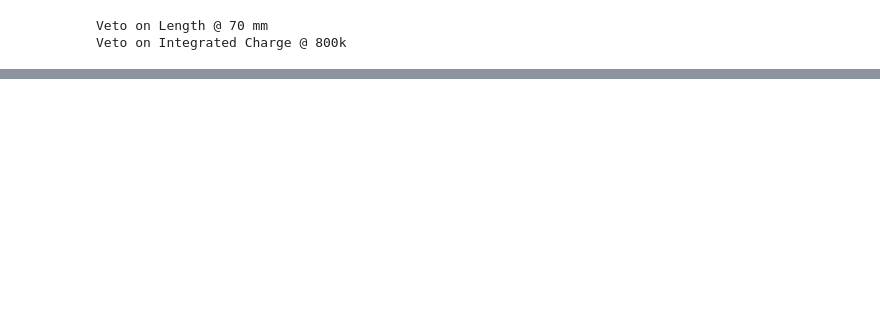
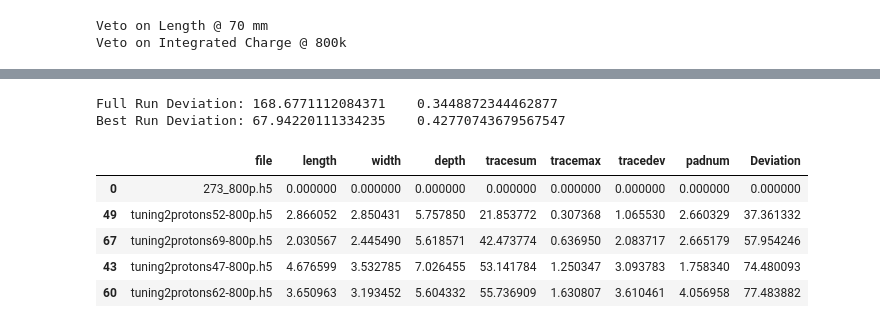
Before and after one commit to Jaros24/GAPA, a Jupyter notebook: Analysis/numerical.ipynb, the cells around one changed output, grey strips where cells are left out. Drawn from its saved outputs; the diff is of its cells as text; code cells hidden in the pictures; blank space fills up the shorter version.

```diff
--- a/Analysis/numerical.ipynb
+++ b/Analysis/numerical.ipynb
@@ -314,0 +315,15 @@ PeakingTime      692.3333333333334       0.11099747388938512
+# %%
+print('Full Run Deviation:', run_df['Deviation'].mean(), '\t', run_df['Deviation'].std()/run_df['Deviation'].mean())
+print('Best Run Deviation:', best_run_df['Deviation'].mean(), '\t', best_run_df['Deviation'].std()/best_run_df['Deviation'].mean())
+# %% [output]
+Full Run Deviation: 168.6771112084371    0.3448872344462877
+Best Run Deviation: 67.94220111334235    0.42770743679567547
+# %%
+best_run_df.head()
+# %% [output]
+|  | file | length | width | depth | tracesum | tracemax | tracedev | padnum | Deviation |
+| 0 | 273_800p.h5 | 0.000000 | 0.000000 | 0.000000 | 0.000000 | 0.000000 | 0.000000 | 0.000000 | 0.000000 |
+| 49 | tuning2protons52-800p.h5 | 2.866052 | 2.850431 | 5.757850 | 21.853772 | 0.307368 | 1.065530 | 2.660329 | 37.361332 |
+| 67 | tuning2protons69-800p.h5 | 2.030567 | 2.445490 | 5.618571 | 42.473774 | 0.636950 | 2.083717 | 2.665179 | 57.954246 |
+| 43 | tuning2protons47-800p.h5 | 4.676599 | 3.532785 | 7.026455 | 53.141784 | 1.250347 | 3.093783 | 1.758340 | 74.480093 |
+| 60 | tuning2protons62-800p.h5 | 3.650963 | 3.193452 | 5.604332 | 55.736909 | 1.630807 | 3.610461 | 4.056958 | 77.483882 |
```
Also changed, not shown: parts of 3 cells of this notebook, 3 other files.
